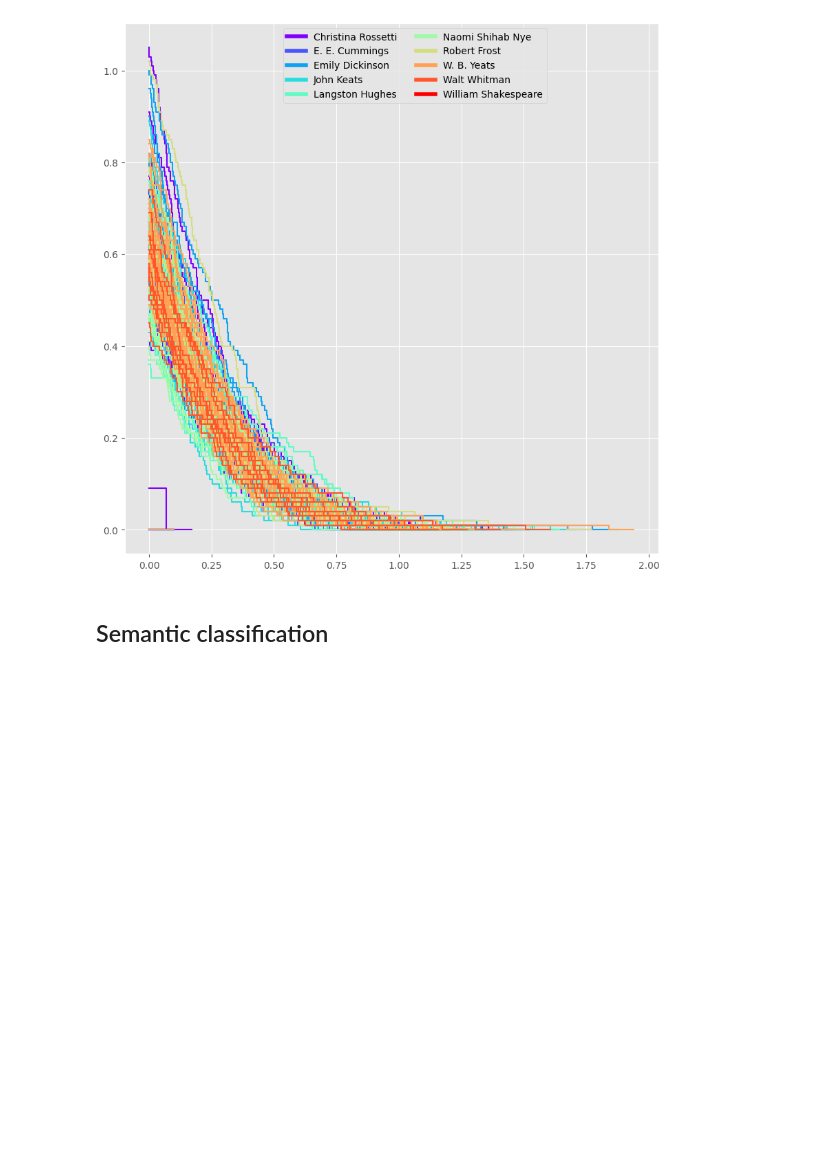
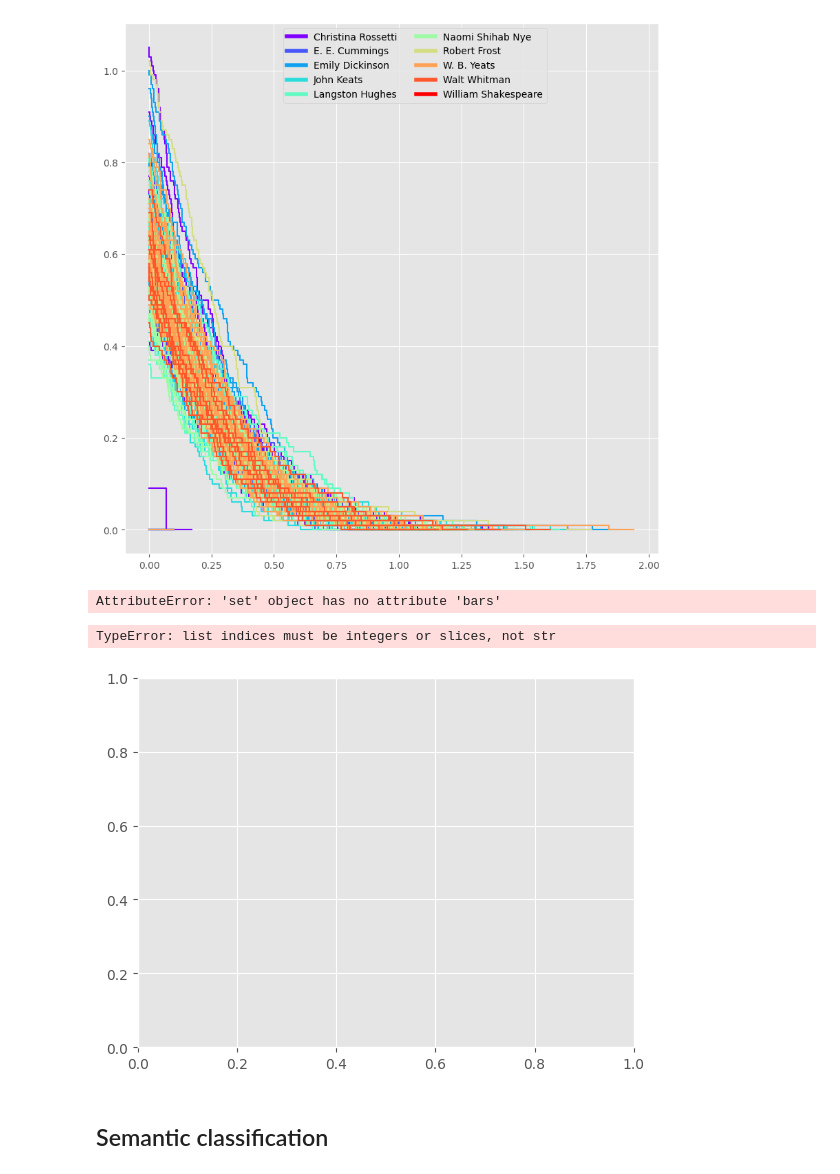
Before and after one commit to AGarciaCast/poetryTopology, a Jupyter notebook: poetryTopology.ipynb, the cells around one changed output. Drawn from its saved outputs; the diff is of its cells as text; code cells hidden in the pictures; blank space fills up the shorter version.

```diff
--- a/poetryTopology.ipynb
+++ b/poetryTopology.ipynb
@@ -609,6 +633,27 @@ for k in distributions.keys():
 [figure]
 [figure]
 [figure]
+# %%
+import numpy as np
+from ripser import ripser
+from persim import plot_diagrams
+
+data = np.random.random((100,2))
+diagrams = bc["0_9"][0]["H0"]
+print(diagrams.bars)
+print(diagrams)
+plot_diagrams(diagrams, show=True)
+
+print(len(diagrams[0]))
+# %% [output]
+AttributeError: 'set' object has no attribute 'bars'
+# %%
+for k in distributions.keys():
+    fig, ax= plt.subplots()
+    bc[k]["H0"].plot()
+# %% [output]
+TypeError: list indices must be integers or slices, not str
+[figure, added]
 # %% [markdown]
 ## Semantic classification
 # %% [markdown]
```
Also changed, not shown: parts of 2 cells of this notebook.
